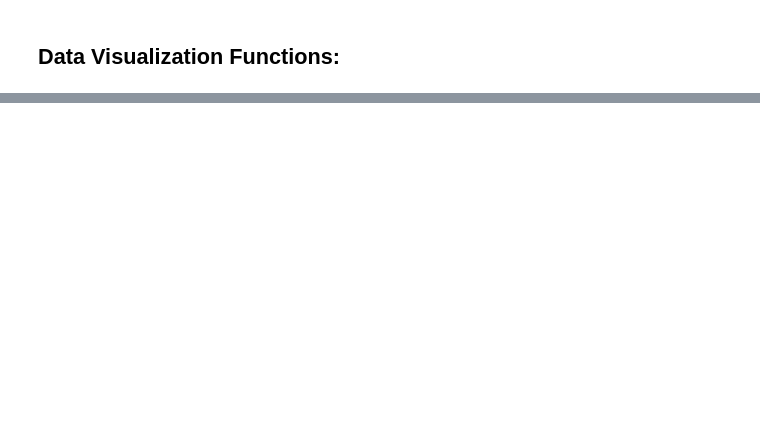
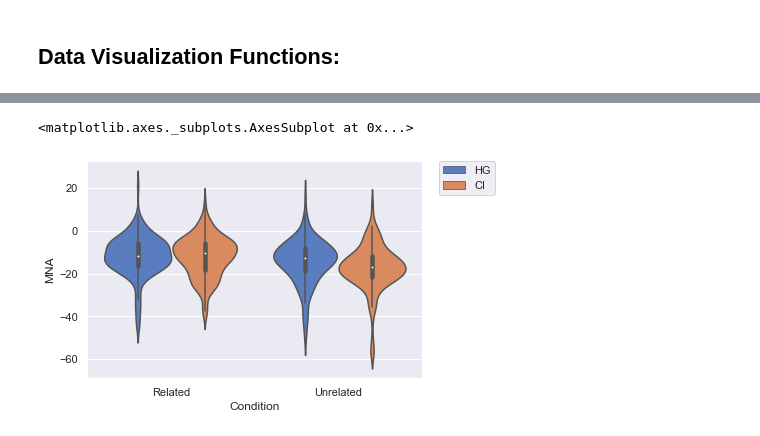
Before and after one commit to sheaduarte/PSC-290-Python-Final-Project, a Jupyter notebook: data_vis_functions.ipynb, the cells around one changed output, grey strips where cells are left out. Cells and saved outputs as stored; diff of their text form; code cells hidden in the pictures; blank space fills up the shorter version.

```diff
--- a/data_vis_functions.ipynb
+++ b/data_vis_functions.ipynb
@@ -83,0 +163,15 @@ alt.Chart(source).mark_bar().encode(
+# %%
+def violin(df,x,y,z):
+    ax = sns.violinplot(x=x, y=y,
+                    hue=z, #optional
+                    data=df)
+    ax.legend(bbox_to_anchor=(1.05, 1), loc=2, borderaxespad=0.)
+    return ax
+    # no option to save? not sure, says subplots can't be saved...
+
+
+# test case:
+violin(df,x[0],y[0],x[1])
+# %% [output]
+<matplotlib.axes._subplots.AxesSubplot at 0x...>
+[figure, added]
```
Also changed, not shown: parts of 29 cells of this notebook.
